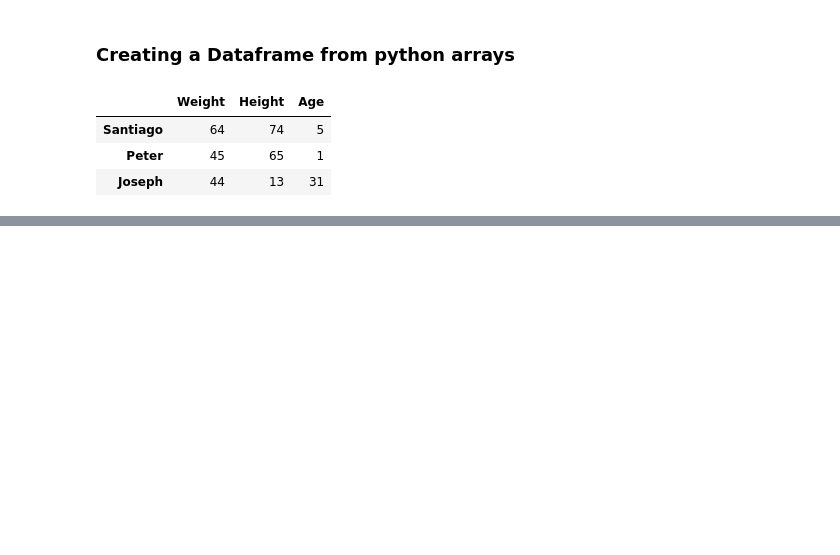
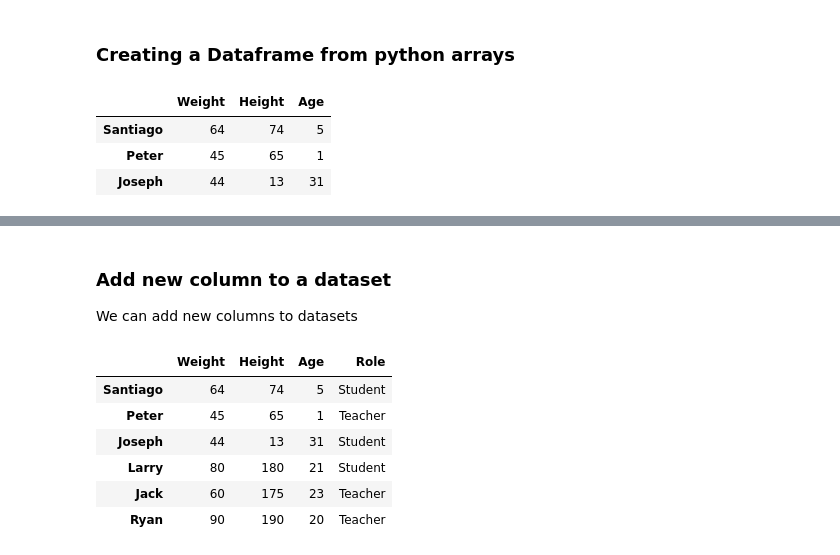
Before and after one commit to MIGUEL-MOTTA-U/ml-foundations, a Jupyter notebook: notebooks/pandas.ipynb, the cells around one changed output, grey strips where cells are left out. Drawn from its saved outputs; the diff is of its cells as text; code cells hidden in the pictures; blank space fills up the shorter version.

```diff
--- a/notebooks/pandas.ipynb
+++ b/notebooks/pandas.ipynb
@@ -180,0 +301,14 @@ df
+# %% [markdown]
+### Add new column to a dataset
+We can add new columns to datasets
+# %%
+df["Role"] = ["Student", "Teacher", "Student", "Student", "Teacher", "Teacher"]
+df
+# %% [output]
+|  | Weight | Height | Age | Role |
+| Santiago | 64 | 74 | 5 | Student |
+| Peter | 45 | 65 | 1 | Teacher |
+| Joseph | 44 | 13 | 31 | Student |
+| Larry | 80 | 180 | 21 | Student |
+| Jack | 60 | 175 | 23 | Teacher |
+| Ryan | 90 | 190 | 20 | Teacher |
```
Also changed, not shown: parts of 36 cells of this notebook.
